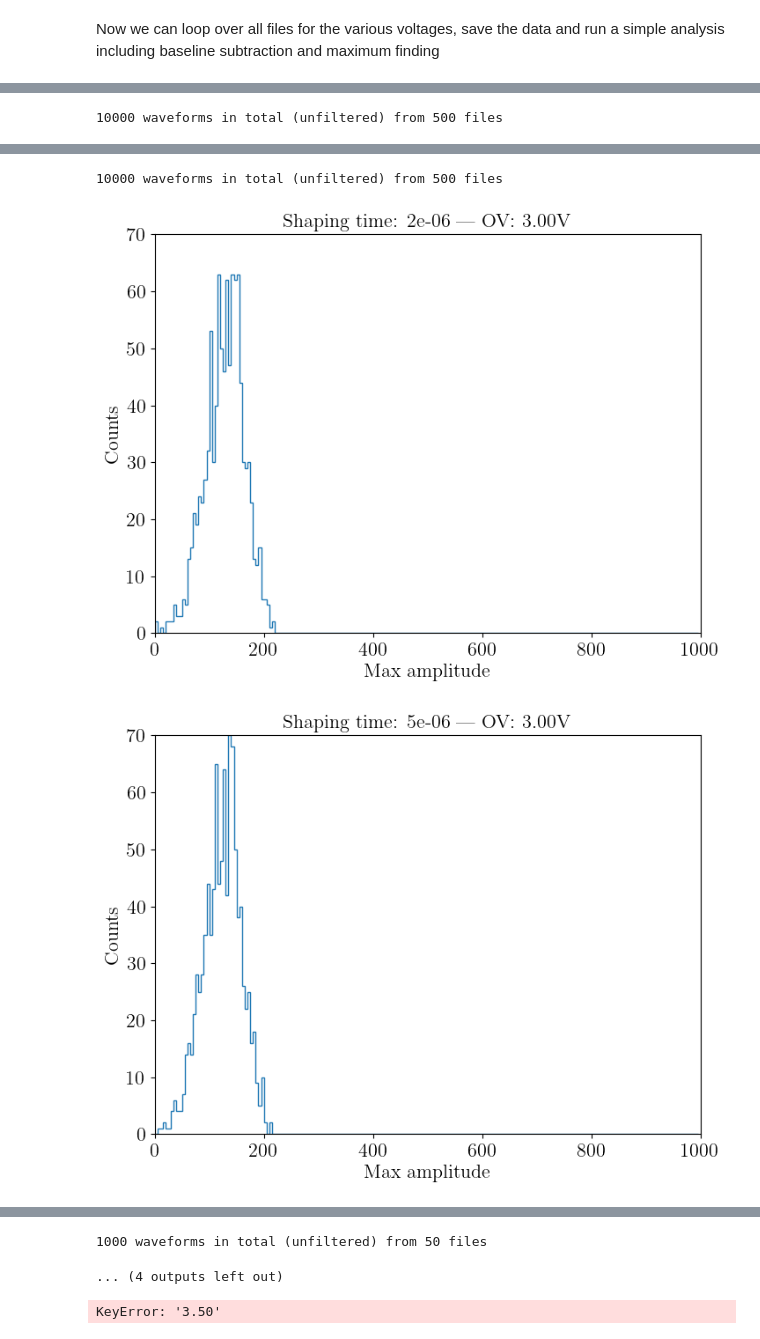
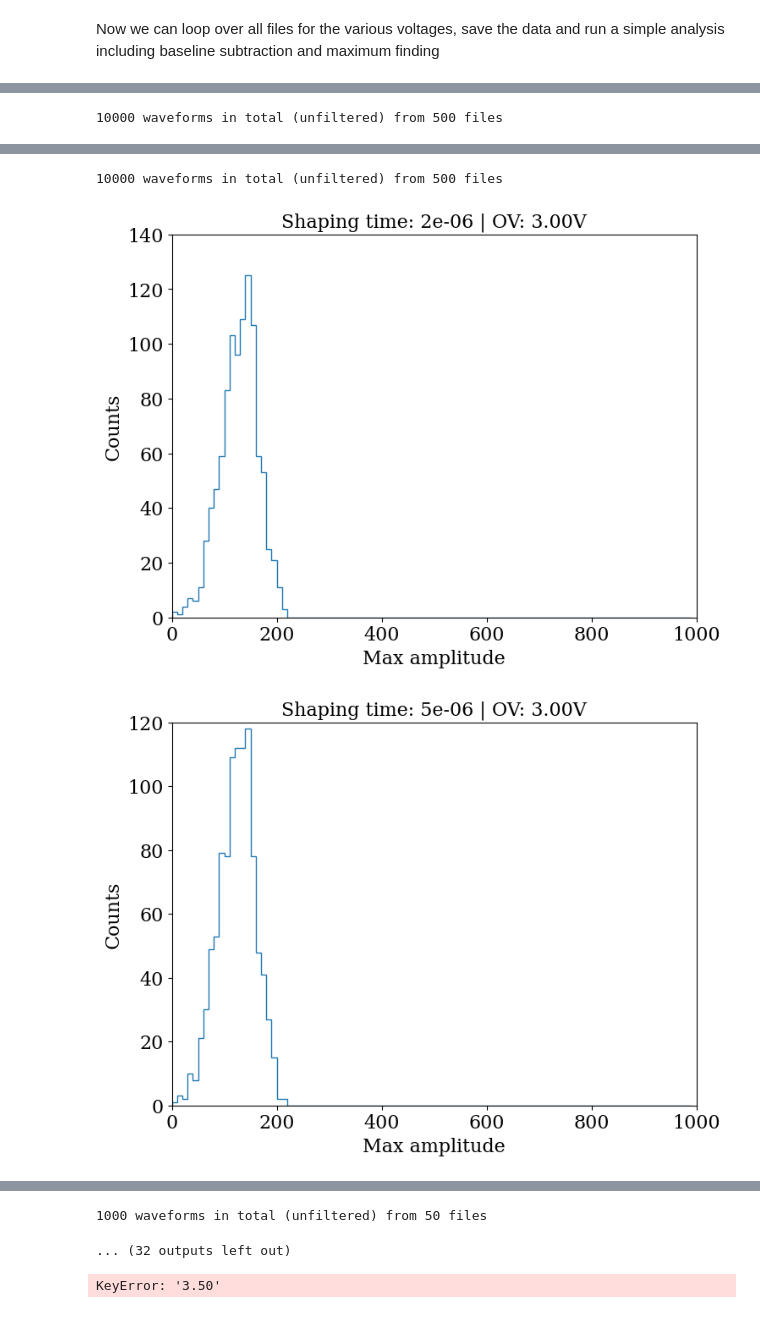
Before and after one commit to Moore-Lab/purity-monitor, a Jupyter notebook: Jupyter/Log/2022-06-23.ipynb, the cells around one changed output, grey strips where cells are left out. Cells and saved outputs as stored; diff of their text form; code cells hidden in the pictures.

```diff
--- a/Jupyter/Log/2022-06-23.ipynb
+++ b/Jupyter/Log/2022-06-23.ipynb
@@ -153,8 +154,8 @@ for volt in voltages:
         plt.figure()
         # hx, h = rebin(x_vals,y_vals,100)
         # plt.plot(hx,h,color='k',label='data')
-        plt.hist(peak_amps[sh_time],bins=np.arange(0,1000,5),histtype='step')
-        x, y = np.histogram(peak_amps[sh_time],bins=np.arange(0,1000,5))
+        plt.hist(peak_amps[sh_time],bins=np.arange(0,1000,20),histtype='step')
+        x, y = np.histogram(peak_amps[sh_time],bins=np.arange(0,1000,20))
         # plt.ylim(0,12)
         # plt.xlim(0,800)
         plt.xlabel('Max amplitude')
@@ -177,3 +178,3 @@ for volt in voltages:
 10000 waveforms in total (unfiltered) from 500 files
-[figure, old version]
+[figure, new version]
-[figure, old version]
+[figure, new version]
@@ -181,5 +182,5 @@ for volt in voltages:
 1000 waveforms in total (unfiltered) from 50 files
-... (4 outputs left out)
+... (32 outputs left out)
 # %%
 def line(x,a,b):
     return a*x+b
```
Also changed, not shown: parts of 2 cells of this notebook, 4 other files.
